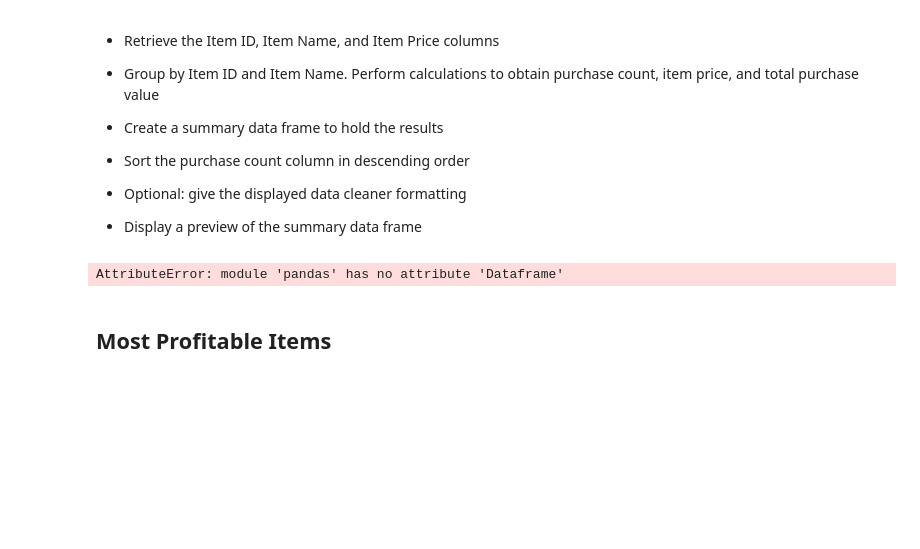
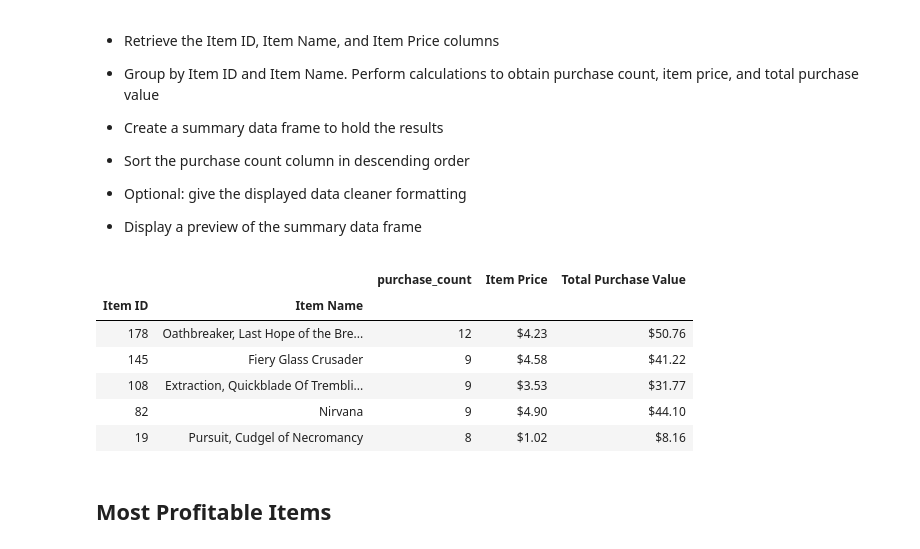
Before and after one commit to Shadi0ir/pandas-challenge, a Jupyter notebook: HeroesOfPymoli/HeroesOfPymoli_starter.ipynb, the cells around one changed output. Drawn from its saved outputs; the diff is of its cells as text; code cells hidden in the pictures; blank space fills up the shorter version.

```diff
--- a/HeroesOfPymoli/HeroesOfPymoli_starter.ipynb
+++ b/HeroesOfPymoli/HeroesOfPymoli_starter.ipynb
@@ -384,18 +364,31 @@ KeyError: 'SN'
 
 
 * Display a preview of the summary data frame
-# %%
-retrive_df=purchase_data_df[["Item ID","Item Name","Price"]]
-
-grouped_df= pd.Dataframe(retrive_df.groupby(['Item ID','Item Name']))
-#count_df= retrive_df.groupby(['Item ID','Item Name']).count()
-
-#inner_merge_df = pd.merge(grouped_df,count_df, on="Item Name")
-#inner_merge_df
-#count_df.head()
-grouped_df
-# %% [output]
-AttributeError: module 'pandas' has no attribute 'Dataframe'
+# %%
+#retrive columns
+retrive_df=purchase_data_df[["Item ID","Item Name","Price"]]
+#group the info by two attributes and calculate the average price and count and total
+purchase_price= retrive_df.groupby(['Item ID','Item Name'])['Price'].mean()
+purchase_count= retrive_df.groupby(['Item ID'])['Item Name'].value_counts()
+purchase_value= purchase_price*purchase_count
+
+#add the calculations to new dataframe
+df1=purchase_count.to_frame('purchase_count')
+df1['Item Price']=purchase_price.map("${:,.2f}".format)
+df1['Total Purchase Value']=purchase_value
+
+# To sort from highest to lowest, ascending=False must be passed in
+sort_purchase=df1.sort_values('purchase_count',ascending=False)
+
+sort_purchase.head()
+# %% [output]
+|  |  | purchase_count | Item Price | Total Purchase Value |
+| Item ID | Item Name |  |  |  |
+| 178 | Oathbreaker, Last Hope of the Bre... | 12 | $4.23 | $50.76 |
+| 145 | Fiery Glass Crusader | 9 | $4.58 | $41.22 |
+| 108 | Extraction, Quickblade Of Trembli... | 9 | $3.53 | $31.77 |
+| 82 | Nirvana | 9 | $4.90 | $44.10 |
+| 19 | Pursuit, Cudgel of Necromancy | 8 | $1.02 | $8.16 |
 # %% [markdown]
 ## Most Profitable Items
 # %% [markdown]
```
Also changed, not shown: parts of 5 cells of this notebook.
